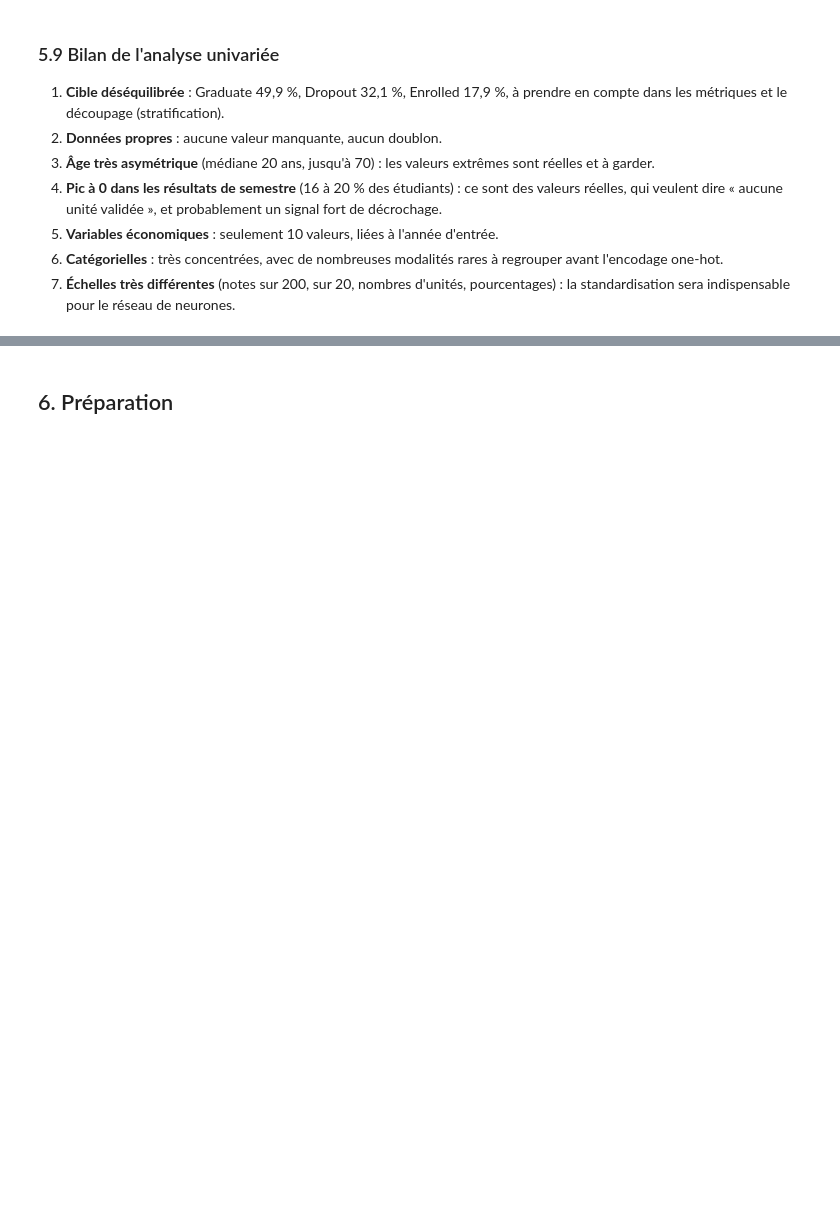
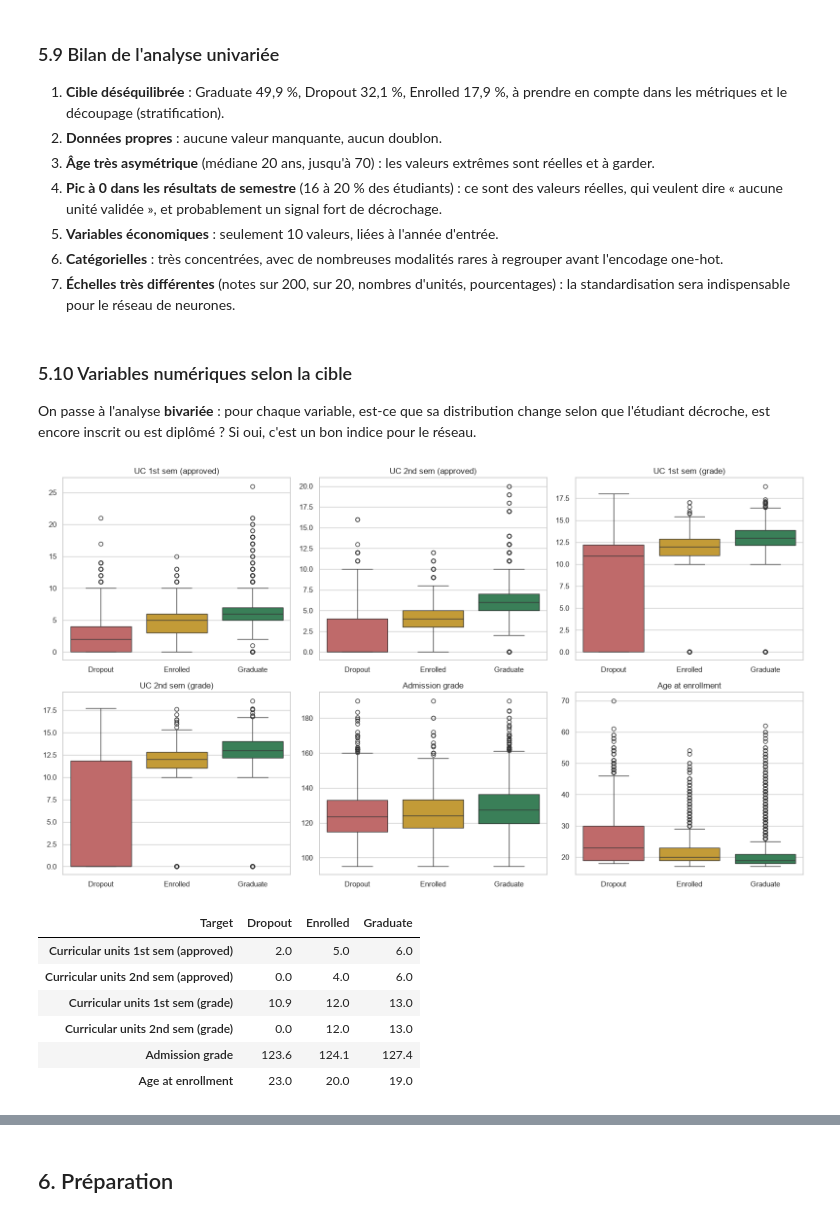
Before and after one commit to TheGoatLucien/ANN-playground, a Jupyter notebook: ann_playground.ipynb, the cells around one changed output, grey strips where cells are left out. Saved outputs shown, nothing was run; the diff lists cells and outputs as text; code cells hidden in the pictures; blank space fills up the shorter version.

```diff
--- a/ann_playground.ipynb
+++ b/ann_playground.ipynb
@@ -615,3 +616,30 @@ sauver("j6_categorielles_modalites_rares")
 5. **Variables économiques** : seulement 10 valeurs, liées à l'année d'entrée.
 6. **Catégorielles** : très concentrées, avec de nombreuses modalités rares à regrouper avant l'encodage one-hot.
 7. **Échelles très différentes** (notes sur 200, sur 20, nombres d'unités, pourcentages) : la standardisation sera indispensable pour le réseau de neurones.
+# %% [markdown]
+### 5.10 Variables numériques selon la cible
+
+On passe à l'analyse **bivariée** : pour chaque variable, est-ce que sa distribution change selon que l'étudiant décroche, est encore inscrit ou est diplômé ? Si oui, c'est un bon indice pour le réseau.
+# %%
+ordre = ["Dropout", "Enrolled", "Graduate"]
+couleurs = {"Dropout": "indianred", "Enrolled": "goldenrod", "Graduate": "seagreen"}
+cols = ["Curricular units 1st sem (approved)", "Curricular units 2nd sem (approved)",
+        "Curricular units 1st sem (grade)", "Curricular units 2nd sem (grade)",
+        "Admission grade", "Age at enrollment"]
+
+fig, axes = plt.subplots(2, 3, figsize=(16, 9))
+for ax, col in zip(axes.ravel(), cols):
+    sns.boxplot(data=df, x="Target", y=col, order=ordre, hue="Target", palette=couleurs, legend=False, ax=ax)
+    ax.set(title=col.replace("Curricular units ", "UC "), xlabel="", ylabel="")
+sauver("j7_numeriques_selon_cible")
+
+df.groupby("Target")[cols].median().T.round(1)
+# %% [output]
+[figure, added]
+| Target | Dropout | Enrolled | Graduate |
+| Curricular units 1st sem (approved) | 2.0 | 5.0 | 6.0 |
+| Curricular units 2nd sem (approved) | 0.0 | 4.0 | 6.0 |
+| Curricular units 1st sem (grade) | 10.9 | 12.0 | 13.0 |
+| Curricular units 2nd sem (grade) | 0.0 | 12.0 | 13.0 |
+| Admission grade | 123.6 | 124.1 | 127.4 |
+| Age at enrollment | 23.0 | 20.0 | 19.0 |
```
Also changed, not shown: parts of 16 cells of this notebook, 6 other files.
